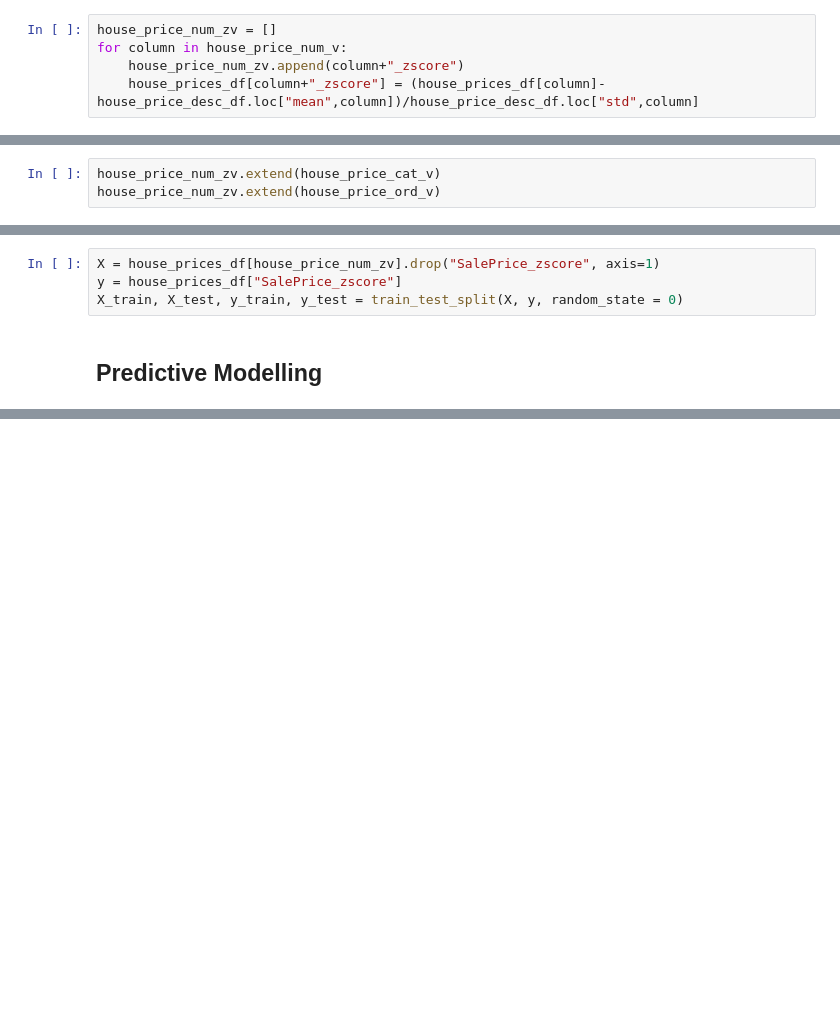
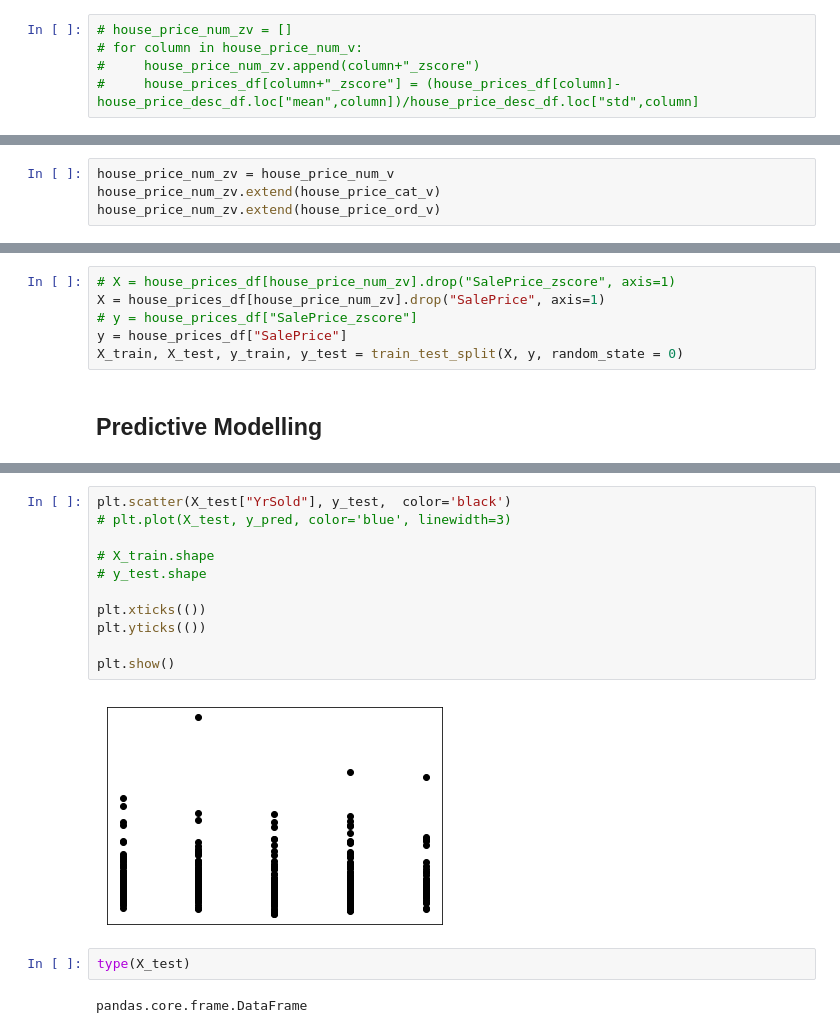
Before and after one commit to sravangereddy/DataScience_, a Jupyter notebook: House Prices/House Price Prediction - Python - v1 .ipynb, the cells around one changed output, grey strips where cells are left out. Cells and saved outputs as stored; diff of their text form; blank space fills up the shorter version.

```diff
--- a/House Prices/House Price Prediction - Python - v1 .ipynb
+++ b/House Prices/House Price Prediction - Python - v1 .ipynb
@@ -835,8 +856,8 @@ house_price_desc_df
 | 75% | 1095.250000 | 70.000000 | NaN | 79.000000 | 11601.500000 | NaN | NaN | NaN | NaN | ... |
 | max | 1460.000000 | 190.000000 | NaN | 313.000000 | 215245.000000 | NaN | NaN | NaN | NaN | ... |
 # %%
-house_price_num_zv = []
-for column in house_price_num_v:
-    house_price_num_zv.append(column+"_zscore")
-    house_prices_df[column+"_zscore"] = (house_prices_df[column]-house_price_desc_df.loc["mean",column])/house_price_desc_df.loc["std",column]
+# house_price_num_zv = []
+# for column in house_price_num_v:
+#     house_price_num_zv.append(column+"_zscore")
+#     house_prices_df[column+"_zscore"] = (house_prices_df[column]-house_price_desc_df.loc["mean",column])/house_price_desc_df.loc["std",column]
 # %%
@@ -902,4 +902,5 @@ for column in house_price_num_zv:
 # %%
+house_price_num_zv = house_price_num_v
 house_price_num_zv.extend(house_price_cat_v)
 house_price_num_zv.extend(house_price_ord_v)
 # %%
@@ -929,8 +919,10 @@ house_price_num_zv
 # %% [markdown]
 ## Test Train Split
 # %%
-X = house_prices_df[house_price_num_zv].drop("SalePrice_zscore", axis=1)
-y = house_prices_df["SalePrice_zscore"]
+# X = house_prices_df[house_price_num_zv].drop("SalePrice_zscore", axis=1)
+X = house_prices_df[house_price_num_zv].drop("SalePrice", axis=1)
+# y = house_prices_df["SalePrice_zscore"]
+y = house_prices_df["SalePrice"]
 X_train, X_test, y_train, y_test = train_test_split(X, y, random_state = 0)
 # %% [markdown]
 ## Predictive Modelling
@@ -938,0 +958,17 @@ X_train, X_test, y_train, y_test = train_test_split(X, y, random_state = 0)
+# %%
+plt.scatter(X_test["YrSold"], y_test,  color='black')
+# plt.plot(X_test, y_pred, color='blue', linewidth=3)
+
+# X_train.shape
+# y_test.shape
+
+plt.xticks(())
+plt.yticks(())
+
+plt.show()
+# %% [output]
+[figure, added]
+# %%
+type(X_test)
+# %% [output]
+pandas.core.frame.DataFrame
```
Also changed, not shown: parts of 12 cells of this notebook, 1 other file.
